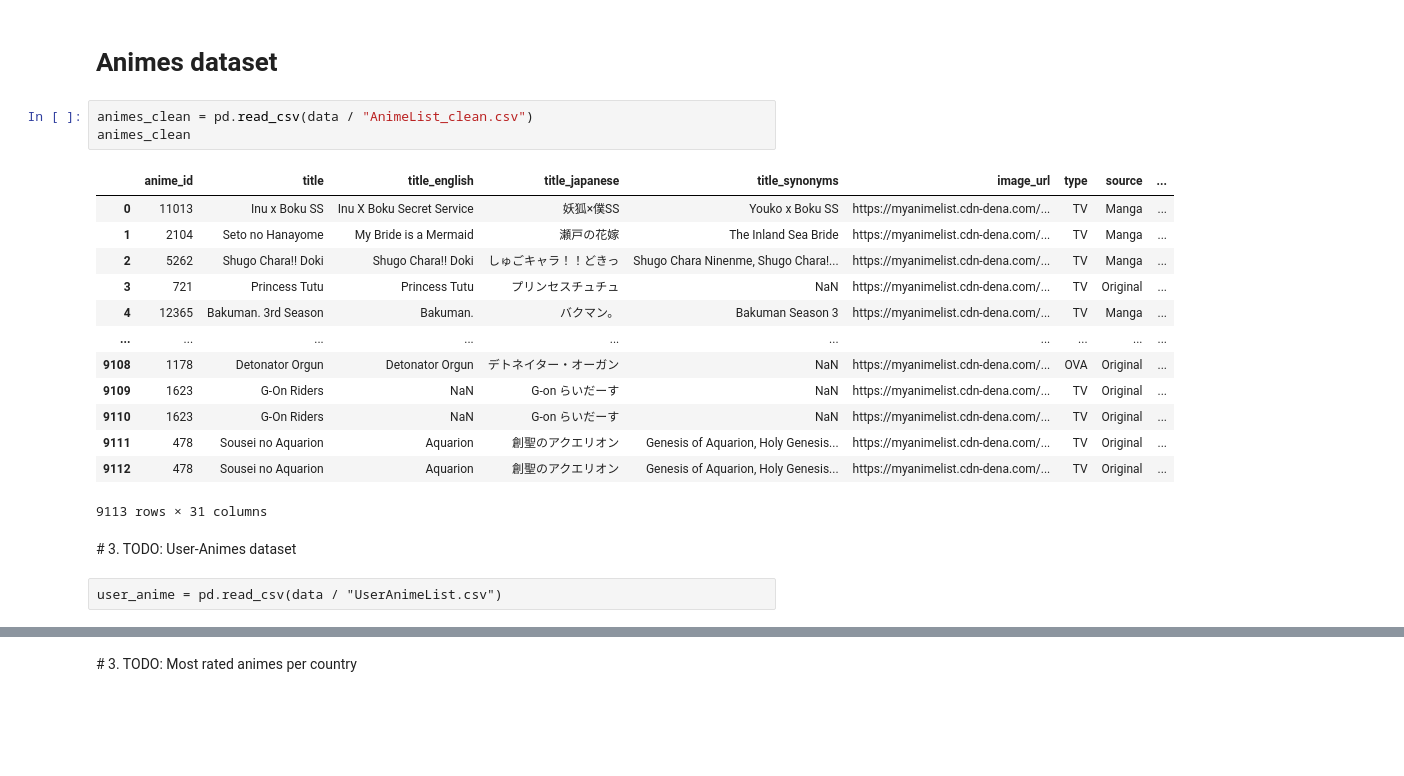
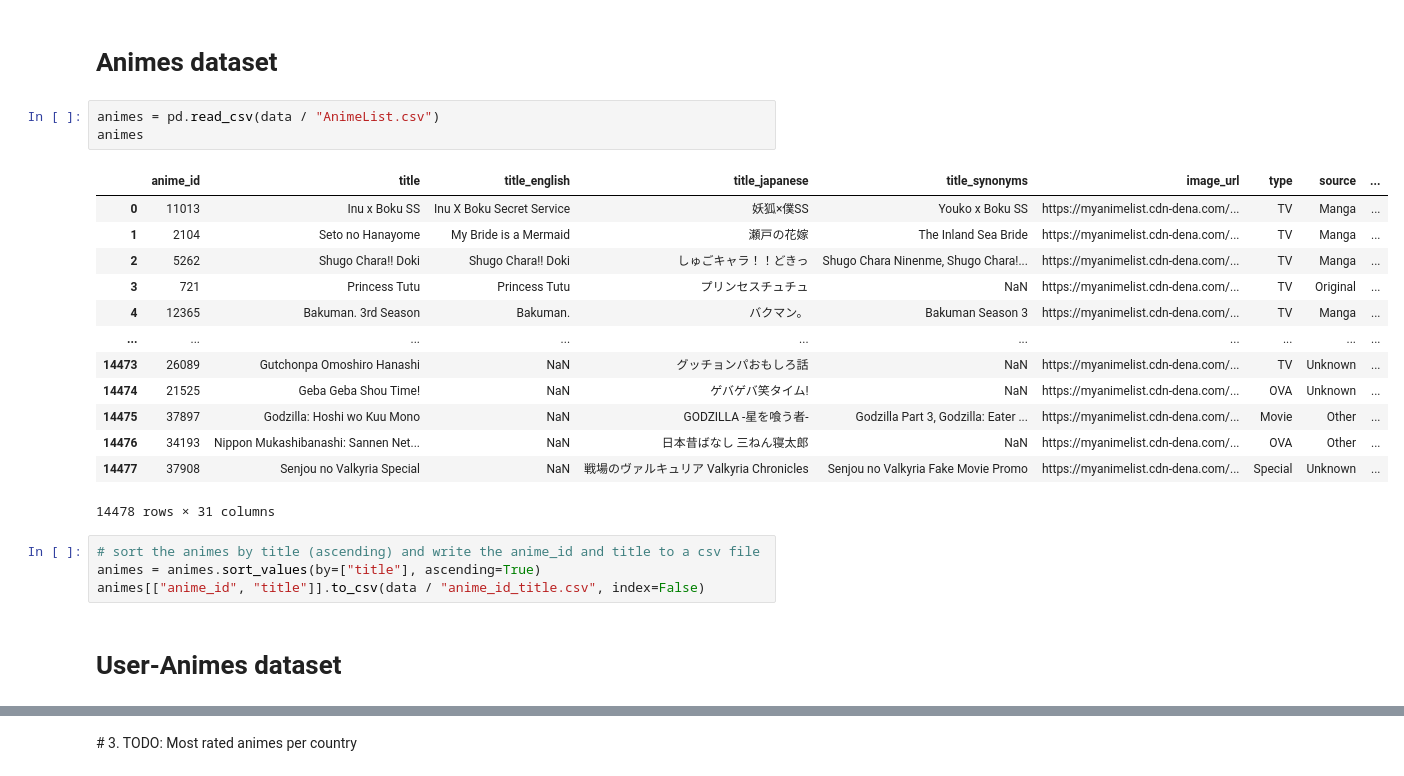
Before and after one commit to com-480-data-visualization/project-2023-vizmoica, a Jupyter notebook: preprocessing/eda_country_stats_2.ipynb, the cells around one changed output, grey strips where cells are left out. Saved outputs shown, nothing was run; the diff lists cells and outputs as text; blank space fills up the shorter version.

```diff
--- a/preprocessing/eda_country_stats_2.ipynb
+++ b/preprocessing/eda_country_stats_2.ipynb
@@ -19,23 +35,25 @@ users = pd.read_csv(data / "users_with_country_aff.csv")
 # %% [markdown]
 # Animes dataset
 # %%
-animes_clean = pd.read_csv(data / "AnimeList_clean.csv")
-animes_clean
+animes = pd.read_csv(data / "AnimeList.csv")
+animes
 # %% [output]
 |  | anime_id | title | title_english | title_japanese | title_synonyms | image_url | type | source | ... |
 | 0 | 11013 | Inu x Boku SS | Inu X Boku Secret Service | 妖狐×僕SS | Youko x Boku SS | https://myanimelist.cdn-dena.com/... | TV | Manga | ... |
 | 1 | 2104 | Seto no Hanayome | My Bride is a Mermaid | 瀬戸の花嫁 | The Inland Sea Bride | https://myanimelist.cdn-dena.com/... | TV | Manga | ... |
 | 2 | 5262 | Shugo Chara!! Doki | Shugo Chara!! Doki | しゅごキャラ！！どきっ | Shugo Chara Ninenme, Shugo Chara!... | https://myanimelist.cdn-dena.com/... | TV | Manga | ... |
 | 3 | 721 | Princess Tutu | Princess Tutu | プリンセスチュチュ | NaN | https://myanimelist.cdn-dena.com/... | TV | Original | ... |
 | 4 | 12365 | Bakuman. 3rd Season | Bakuman. | バクマン。 | Bakuman Season 3 | https://myanimelist.cdn-dena.com/... | TV | Manga | ... |
 | ... | ... | ... | ... | ... | ... | ... | ... | ... | ... |
-| 9108 | 1178 | Detonator Orgun | Detonator Orgun | デトネイター・オーガン | NaN | https://myanimelist.cdn-dena.com/... | OVA | Original | ... |
-| 9109 | 1623 | G-On Riders | NaN | G-on らいだーす | NaN | https://myanimelist.cdn-dena.com/... | TV | Original | ... |
-| 9110 | 1623 | G-On Riders | NaN | G-on らいだーす | NaN | https://myanimelist.cdn-dena.com/... | TV | Original | ... |
-| 9111 | 478 | Sousei no Aquarion | Aquarion | 創聖のアクエリオン | Genesis of Aquarion, Holy Genesis... | https://myanimelist.cdn-dena.com/... | TV | Original | ... |
-| 9112 | 478 | Sousei no Aquarion | Aquarion | 創聖のアクエリオン | Genesis of Aquarion, Holy Genesis... | https://myanimelist.cdn-dena.com/... | TV | Original | ... |
+| 14473 | 26089 | Gutchonpa Omoshiro Hanashi | NaN | グッチョンパおもしろ話 | NaN | https://myanimelist.cdn-dena.com/... | TV | Unknown | ... |
+| 14474 | 21525 | Geba Geba Shou Time! | NaN | ゲバゲバ笑タイム! | NaN | https://myanimelist.cdn-dena.com/... | OVA | Unknown | ... |
+| 14475 | 37897 | Godzilla: Hoshi wo Kuu Mono | NaN | GODZILLA -星を喰う者- | Godzilla Part 3, Godzilla: Eater ... | https://myanimelist.cdn-dena.com/... | Movie | Other | ... |
+| 14476 | 34193 | Nippon Mukashibanashi: Sannen Net... | NaN | 日本昔ばなし 三ねん寝太郎 | NaN | https://myanimelist.cdn-dena.com/... | OVA | Other | ... |
+| 14477 | 37908 | Senjou no Valkyria Special | NaN | 戦場のヴァルキュリア Valkyria Chronicles | Senjou no Valkyria Fake Movie Promo | https://myanimelist.cdn-dena.com/... | Special | Unknown | ... |
-9113 rows × 31 columns
+14478 rows × 31 columns
+# %%
+# sort the animes by title (ascending) and write the anime_id and title to a csv file
+animes = animes.sort_values(by=["title"], ascending=True)
+animes[["anime_id", "title"]].to_csv(data / "anime_id_title.csv", index=False)
 # %% [markdown]
-# 3. TODO: User-Animes dataset
+# User-Animes dataset
-# %% [raw]
-user_anime = pd.read_csv(data / "UserAnimeList.csv")
```
Also changed, not shown: parts of 28 cells of this notebook, 5 other files.
